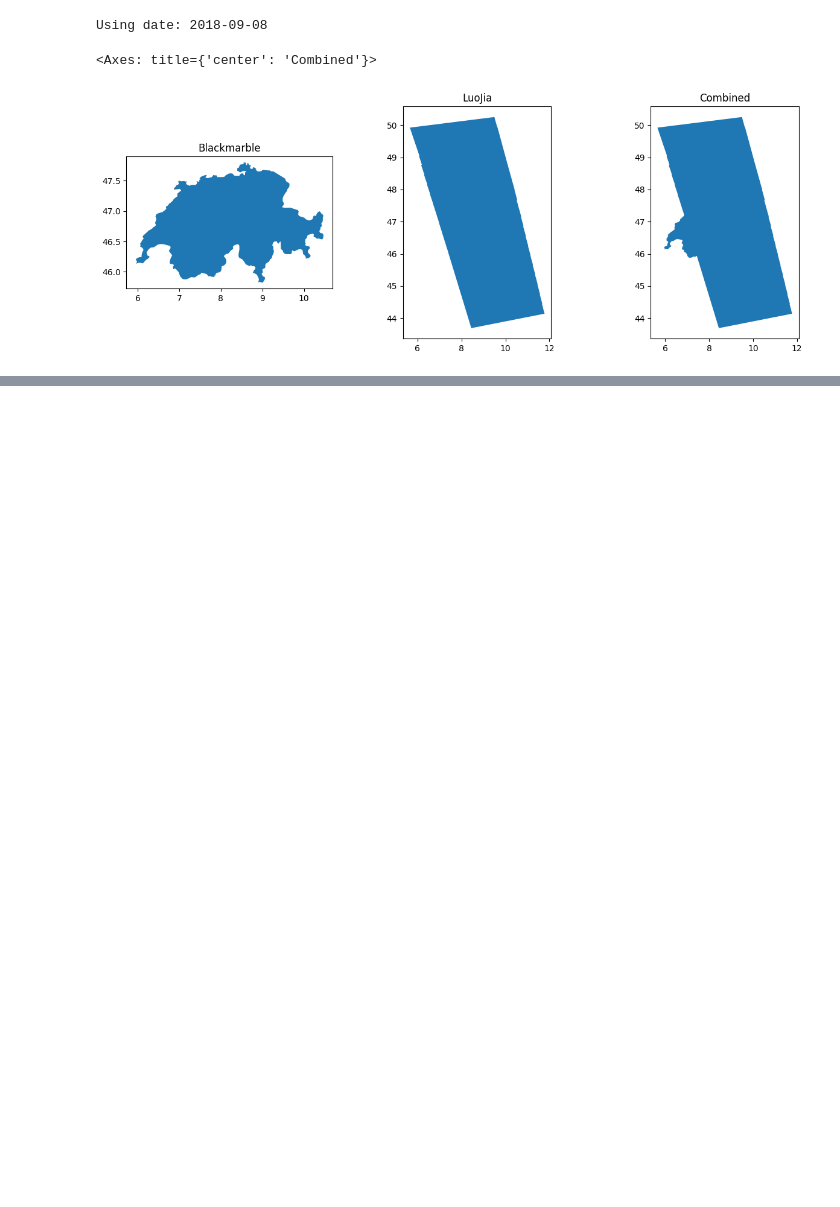
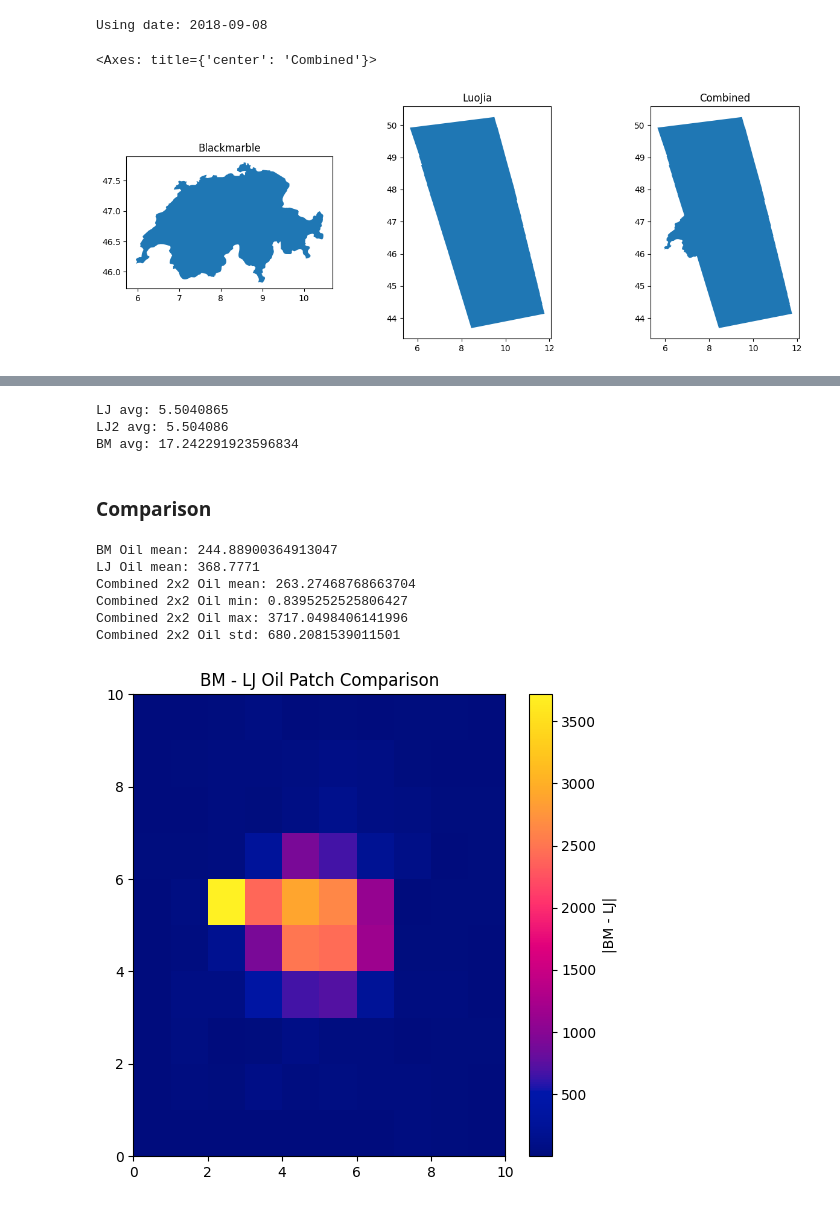
Before and after one commit to Starbix/Infrared_Marble, a Jupyter notebook: notebooks/difference_visualization.ipynb, the cells around one changed output, grey strips where cells are left out. Saved outputs shown, nothing was run; the diff lists cells and outputs as text; code cells hidden in the pictures; blank space fills up the shorter version.

```diff
--- a/notebooks/difference_visualization.ipynb
+++ b/notebooks/difference_visualization.ipynb
@@ -171 +226,9 @@ Attributes:
+# %%
+import numpy as np
+
+def downsample_2x2(arr: np.ndarray) -> np.ndarray:
+    y = arr.shape[0] // 2
+    x = arr.shape[1] // 2
+    arr = arr[:y*2, :x*2]  # ensure even shape
+    return arr.reshape(y, 2, x, 2).mean(axis=(1, 3))
 # %%
@@ -176,0 +250,61 @@ cx.add_basemap(ax, crs=gdf.crs.to_string())
+# %%
+lj = downsample_2x2(lj_oil_xarr.values)
+
+print("LJ avg:", lj_oil_xarr.mean().values)
+print("LJ2 avg:", np.mean(lj))
+print("BM avg:", bm_oil_xarr.mean().values)
+# %% [output]
+LJ avg: 5.5040865
+LJ2 avg: 5.504086
+BM avg: 17.242291923596834
+# %% [markdown]
+### Comparison
+# %%
+import numpy as np
+
+bm_oil = bm_xarr[462:472,246:256].values
+lj_oil = lj_xarr[1719:1739,922:942].values
+
+# display(bm_oil)
+# display(lj_oil)
+
+combi2_oil = np.abs(bm_oil - downsample_2x2(lj_oil))
+
+#combi_oil = np.abs(bm_oil - lj_oil)
+
+fig, ax = plt.subplots(figsize=(6, 6))
+im = ax.pcolormesh(combi2_oil, cmap=cc.cm.bmy, shading='auto')
+plt.colorbar(im, ax=ax, label='|BM - LJ|')
+ax.set_title("BM - LJ Oil Patch Comparison")
+
+#combi_oil.plot.pcolormesh(robust=True, cmap=cc.cm.bmy)#norm=LogNorm(max(pc02_bm, 1e-5), pc98_bm))
+#cx.add_basemap(ax, crs=gdf.crs.to_string())
+
+# print("BM Oil:", bm_oil)
+# print("LJ Oil:", lj_oil)
+print("BM Oil mean:", bm_oil.mean())
+print("LJ Oil mean:", lj_oil.mean())
+# print("BM Oil min:", bm_oil.min())
+# print("LJ Oil min:", lj_oil.min())
+# print("BM Oil max:", bm_oil.max())
+# print("LJ Oil max:", lj_oil.max())
+# print("BM Oil std:", bm_oil.std())
+# print("LJ Oil std:", lj_oil.std())
+
+# print("Combined Oil mean:", combi_oil.mean())
+# print("Combined Oil min:", combi_oil.min())
+# print("Combined Oil max:", combi_oil.max())
+# print("Combined Oil std:", combi_oil.std())
+
+print("Combined 2x2 Oil mean:", combi2_oil.mean())
+print("Combined 2x2 Oil min:", combi2_oil.min())
+print("Combined 2x2 Oil max:", combi2_oil.max())
+print("Combined 2x2 Oil std:", combi2_oil.std())
+# %% [output]
+BM Oil mean: 244.88900364913047
+LJ Oil mean: 368.7771
+Combined 2x2 Oil mean: 263.27468768663704
+Combined 2x2 Oil min: 0.8395252525806427
+Combined 2x2 Oil max: 3717.0498406141996
+Combined 2x2 Oil std: 680.2081539011501
+[figure, added]
```
Also changed, not shown: parts of 15 cells of this notebook, 27 other files.
